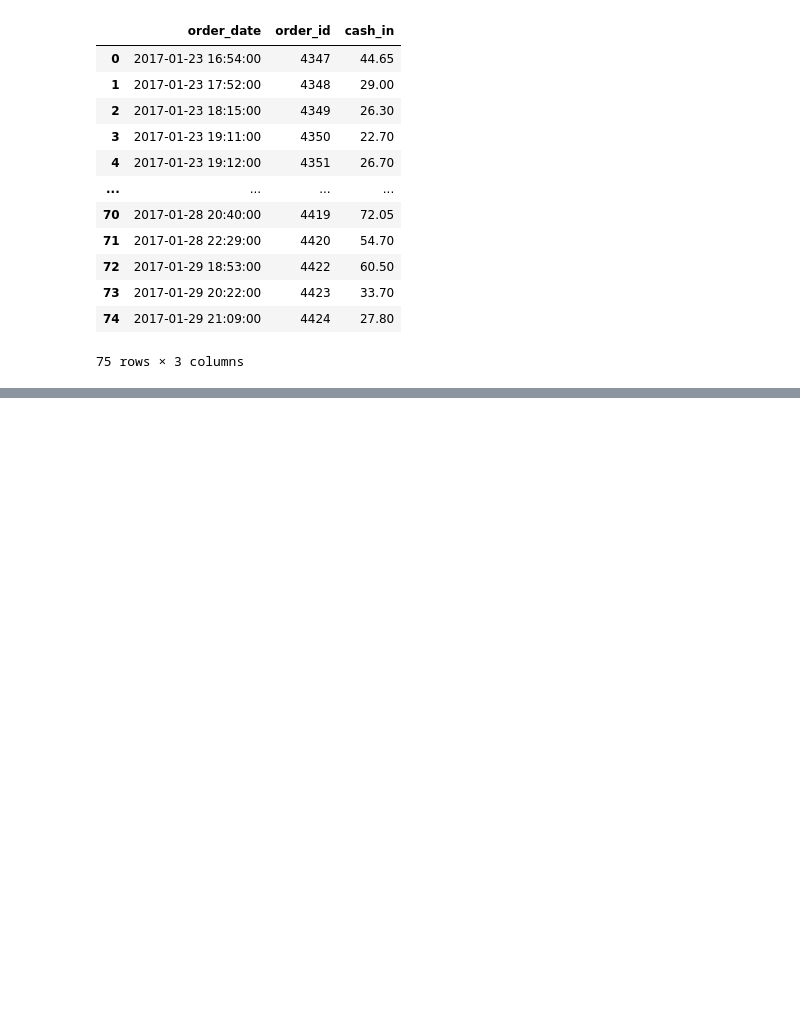
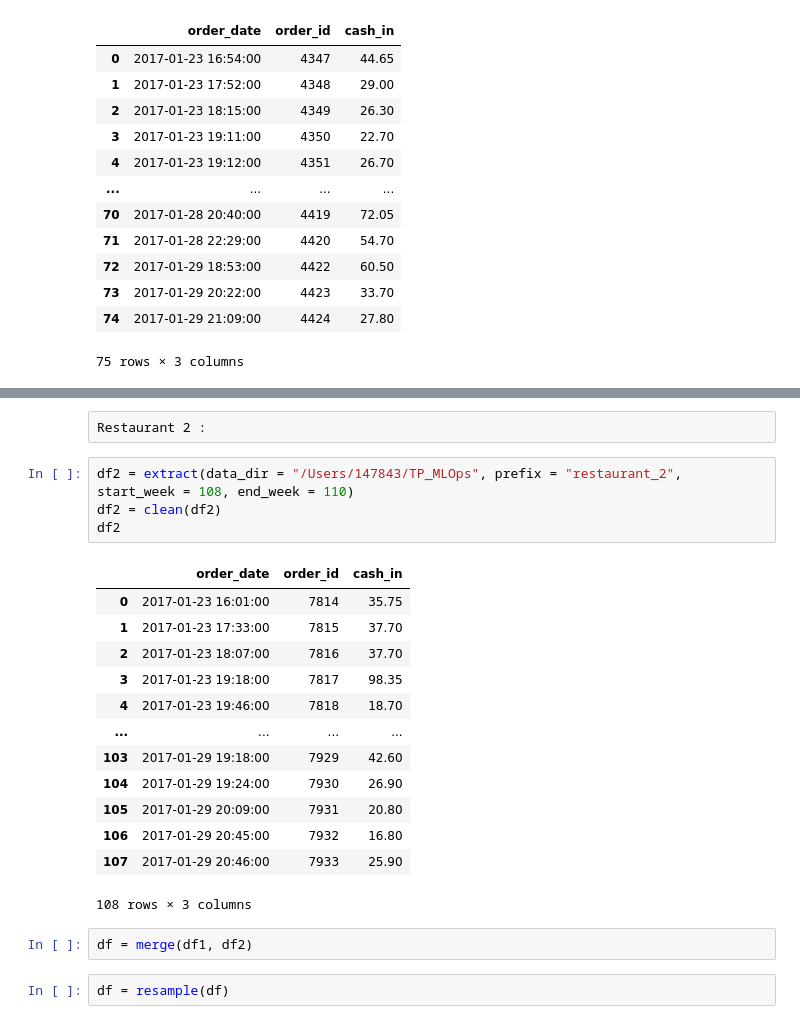
Before and after one commit to Emmacarlier/TP_MLOps, a Jupyter notebook: notebook/TP1 MLOps.ipynb, the cells around one changed output, grey strips where cells are left out. Drawn from its saved outputs; the diff is of its cells as text; blank space fills up the shorter version.

```diff
--- a/notebook/TP1 MLOps.ipynb
+++ b/notebook/TP1 MLOps.ipynb
@@ -84,0 +121,24 @@ clean(df)
+# %% [raw]
+Restaurant 2 :
+# %%
+df2 = extract(data_dir = "/Users/147843/TP_MLOps", prefix = "restaurant_2", start_week = 108, end_week = 110)
+df2 = clean(df2)
+df2
+# %% [output]
+|  | order_date | order_id | cash_in |
+| 0 | 2017-01-23 16:01:00 | 7814 | 35.75 |
+| 1 | 2017-01-23 17:33:00 | 7815 | 37.70 |
+| 2 | 2017-01-23 18:07:00 | 7816 | 37.70 |
+| 3 | 2017-01-23 19:18:00 | 7817 | 98.35 |
+| 4 | 2017-01-23 19:46:00 | 7818 | 18.70 |
+| ... | ... | ... | ... |
+| 103 | 2017-01-29 19:18:00 | 7929 | 42.60 |
+| 104 | 2017-01-29 19:24:00 | 7930 | 26.90 |
+| 105 | 2017-01-29 20:09:00 | 7931 | 20.80 |
+| 106 | 2017-01-29 20:45:00 | 7932 | 16.80 |
+| 107 | 2017-01-29 20:46:00 | 7933 | 25.90 |
+108 rows × 3 columns
+# %%
+df = merge(df1, df2)
+# %%
+df = resample(df)
```
Also changed, not shown: parts of 8 cells of this notebook.
